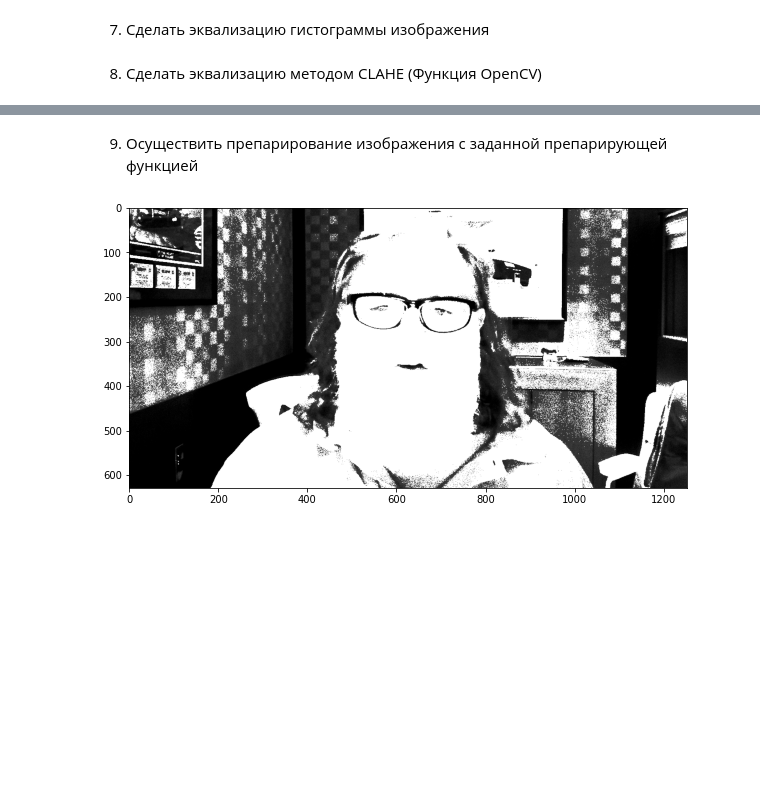
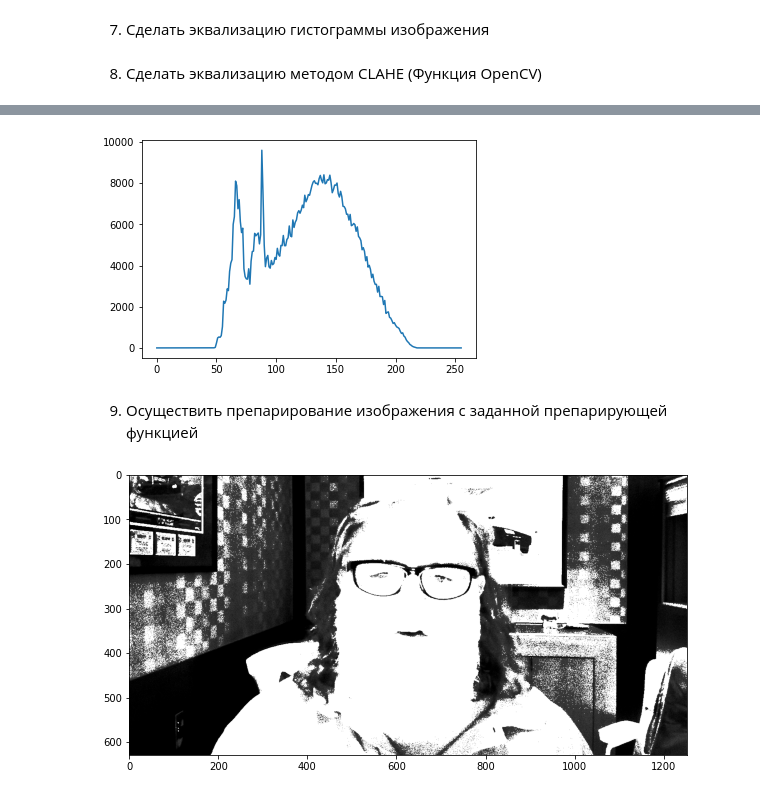
Before and after one commit to Liptee/Image-processing, a Jupyter notebook: LAB1/img_processing.ipynb, the cells around one changed output, grey strips where cells are left out. Saved outputs shown, nothing was run; the diff lists cells and outputs as text; code cells hidden in the pictures; blank space fills up the shorter version.

```diff
--- a/LAB1/img_processing.ipynb
+++ b/LAB1/img_processing.ipynb
@@ -154,3 +164,7 @@ plt.show()
+# %%
+dst_hist = make_hist(dst)
+# %% [output]
+[figure, added]
 # %% [markdown]
 9. Осуществить препарирование изображения с заданной препарирующей функцией
 # %%
```
Also changed, not shown: parts of 2 cells of this notebook.
